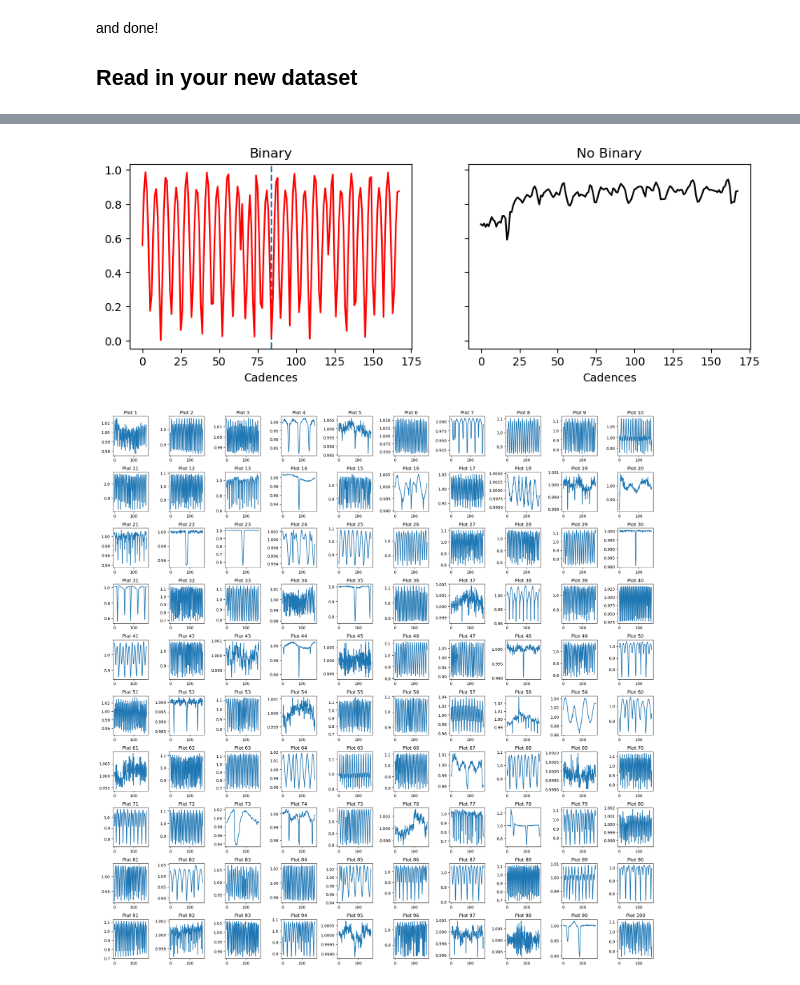
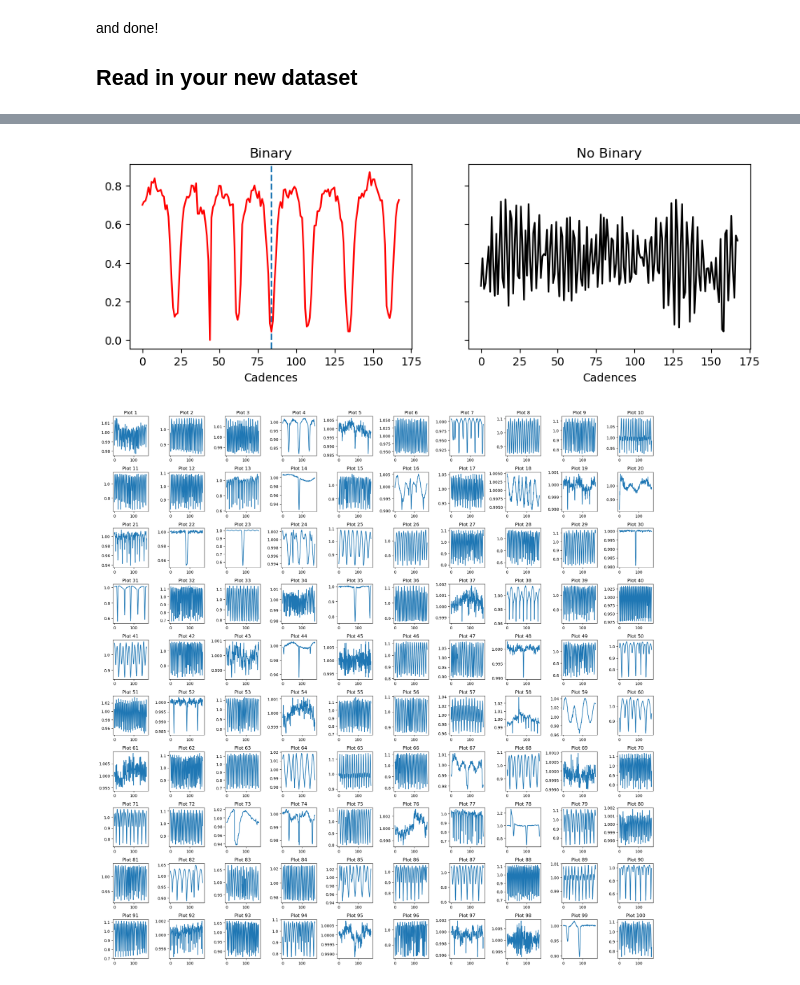
Before and after one commit to azibn/nets2, a Jupyter notebook: notebooks/create-binaries.ipynb, the cells around one changed output, grey strips where cells are left out. Drawn from its saved outputs; the diff is of its cells as text; code cells hidden in the pictures.

```diff
--- a/notebooks/create-binaries.ipynb
+++ b/notebooks/create-binaries.ipynb
@@ -69,18 +65,3 @@ folder = '../models/binaries-s18'
-# %%
-results = pd.DataFrame(columns=['TIC', 'tpeak'])
-
-tics = []
-times = []
-os.makedirs(folder,exist_ok=True)
-timearr = []
-fluxarr = []
-for row in tqdm(test.itertuples(index=False, name=None)):
-    id_, first_eclipse, period, filepath, sector = row
-    lc, lc_info = import_lightcurve(filepath)
-    sector = lc_info['Sector']
-    timearr.append(lc['TIME'].value)
-    fluxarr.append(lc['PCA_FLUX'].value)
-    np.save(f"{folder}/{lc_info['TIC_ID']}_sector{sector}.npy", np.array([lc['TIME'].value, lc['PCA_FLUX'].value/np.nanmedian(lc['PCA_FLUX']), lc['FLUX_ERR'].value]))
 # %% [markdown]
 ## Functions
 # %%
@@ -235,20 +203,20 @@ Approximate class imbalance: -20315.0
 # %%
-n = 11
+n = 14
 
 ind_pc = np.where(ds.train_labels==1)[0] # Flares
 ind_nc = np.where(ds.train_labels==0)[0] # No flares
 
 fig, (ax1, ax2) = plt.subplots(ncols=2, figsize=(10,3),
                                sharex=True, sharey=True)
 ax1.plot(ds.train_data[ind_pc[n]], 'r',zorder=5)
 ax1.axvline(84,linestyle='--')
 ax1.set_title('Binary')
 ax1.set_xlabel('Cadences')
 ax2.plot(ds.train_data[ind_nc[n]], 'k')
 ax2.set_title('No Binary')
 ax2.set_xlabel('Cadences');
 # %% [output]
-[figure, old version]
+[figure, new version]
 # %%
 dsmodels = ds.train_data[ind_pc]
 dsnomodels = ds.train_data[ind_nc]
```
Also changed, not shown: parts of 4 cells of this notebook, 19 other files.
